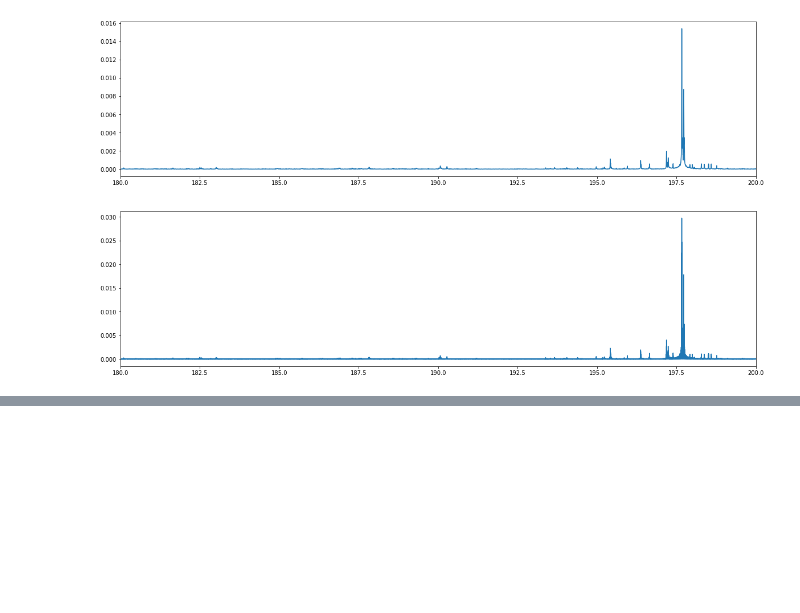
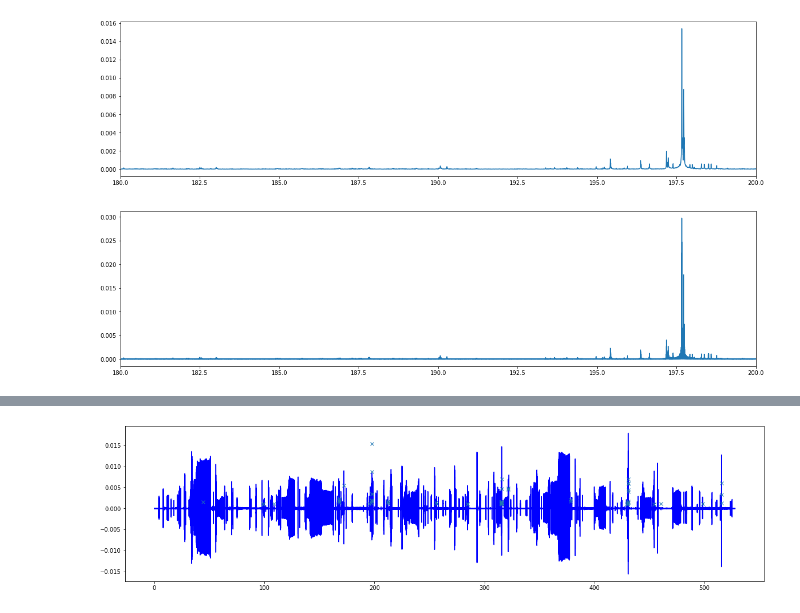
Before and after one commit to james-bole-pan/Xenopus_signal_processing, a Jupyter notebook: Noise_Filtering.ipynb, the cells around one changed output, grey strips where cells are left out. Saved outputs shown, nothing was run; the diff lists cells and outputs as text; code cells hidden in the pictures; blank space fills up the shorter version.

```diff
--- a/Noise_Filtering.ipynb
+++ b/Noise_Filtering.ipynb
@@ -91,0 +112,14 @@ len(noise_peaks)
+# %%
+#remove +/-50 samples within the range of the peak
+#in female+noise and male+noise audio samples
+for i in noise_peaks:
+  samples_female[(i-100):(i+100)]=0
+# %%
+#female+noise sample with possible noise peak locations marked
+plt.figure(figsize=(20,5))
+plt.plot(x_time,samples_female,color = "blue")
+plt.plot(x_time[noise_peaks],noise_smoothed[noise_peaks],'x')
+#plt.xlim(430.43,430.7)
+plt.show()
+# %% [output]
+[figure, added]
```
Also changed, not shown: parts of 7 cells of this notebook.
